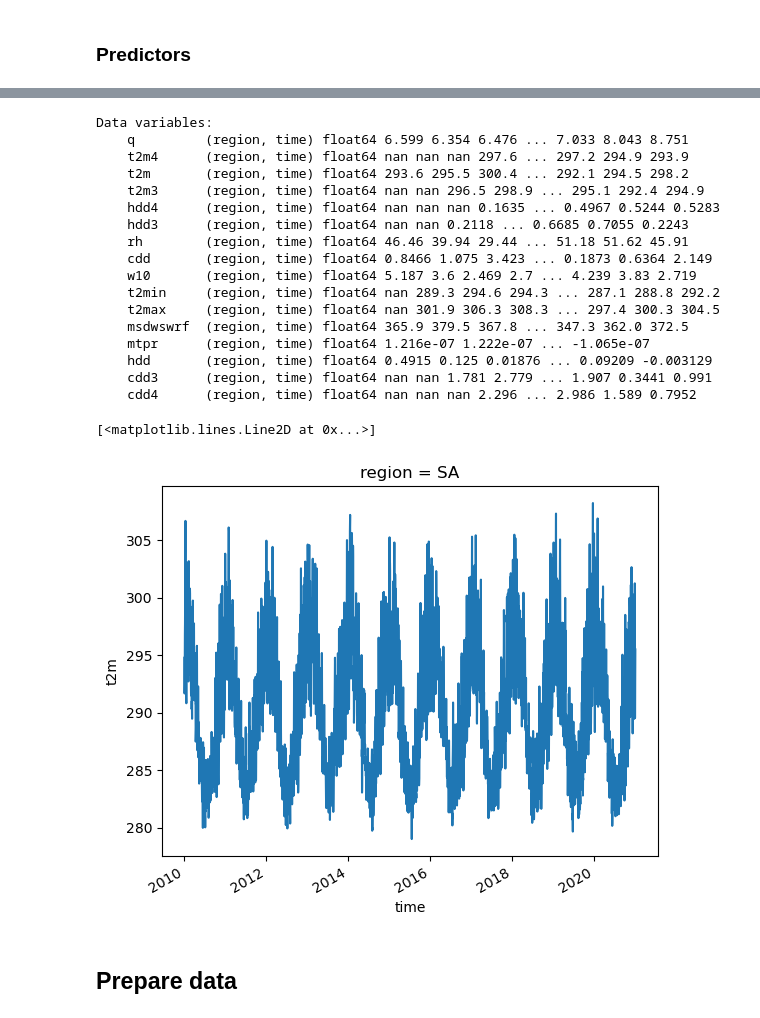
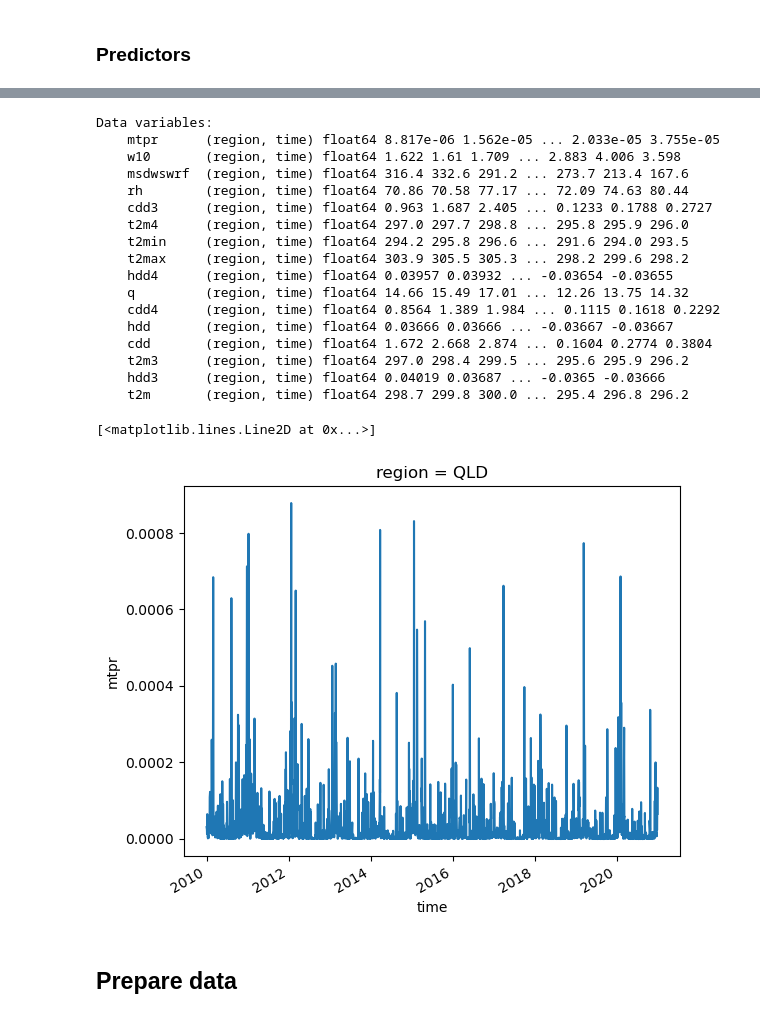
Before and after one commit to dougrichardson/demand_model, a Jupyter notebook: 14_ML_Aus.ipynb, the cells around one changed output, grey strips where cells are left out. Drawn from its saved outputs; the diff is of its cells as text; code cells hidden in the pictures.

```diff
--- a/14_ML_Aus.ipynb
+++ b/14_ML_Aus.ipynb
@@ -38,7 +38,7 @@ import functions as fn
 # %%
 path = "/g/data/w42/dr6273/work/projects/Aus_energy/"
 # %%
-region = "SA"
+region = "QLD"
 # %% [markdown]
 ### Demand
 # %%
@@ -62,2 +75,8 @@ region = "SA"
 # %%
 # dem_da = fn.detrend_dim(dem_da, "time") + dem_da.mean("time")
+# %%
+def rm_weekend(da):
+    """
+    Set weekend days to NaN
+    """
+    return da.where(da.time.dt.dayofweek < 5, drop=False)
@@ -75,4 +99,5 @@ dem_da.plot()
 # %% [markdown]
 ### Predictors
 # %%
-files = fn.get_predictor_files("NEM", "pop_discrete_100_mask")
+files = fn.get_predictor_files("NEM", "pop_dens_mask")
+files
@@ -80,31 +122,34 @@ files = fn.get_predictor_files("NEM", "pop_discrete_100_mask")
 pred_ds = xr.open_mfdataset(files, combine="nested", compat="override")
 # %%
 pred_ds = pred_ds.sel(region=region).expand_dims({"region": [region]}).compute()
+# %%
+pred_ds = rm_weekend(pred_ds)
+pred_ds = pred_ds.dropna("time")
 # %%
 pred_ds.data_vars
 # %% [output]
 Data variables:
-    q         (region, time) float64 6.599 6.354 6.476 ... 7.033 8.043 8.751
-    t2m4      (region, time) float64 nan nan nan 297.6 ... 297.2 294.9 293.9
-    t2m       (region, time) float64 293.6 295.5 300.4 ... 292.1 294.5 298.2
-    t2m3      (region, time) float64 nan nan 296.5 298.9 ... 295.1 292.4 294.9
-    hdd4      (region, time) float64 nan nan nan 0.1635 ... 0.4967 0.5244 0.5283
-    hdd3      (region, time) float64 nan nan 0.2118 ... 0.6685 0.7055 0.2243
-    rh        (region, time) float64 46.46 39.94 29.44 ... 51.18 51.62 45.91
-    cdd       (region, time) float64 0.8466 1.075 3.423 ... 0.1873 0.6364 2.149
-    w10       (region, time) float64 5.187 3.6 2.469 2.7 ... 4.239 3.83 2.719
-    t2min     (region, time) float64 nan 289.3 294.6 294.3 ... 287.1 288.8 292.2
-    t2max     (region, time) float64 nan 301.9 306.3 308.3 ... 297.4 300.3 304.5
-    msdwswrf  (region, time) float64 365.9 379.5 367.8 ... 347.3 362.0 372.5
-    mtpr      (region, time) float64 1.216e-07 1.222e-07 ... -1.065e-07
-    hdd       (region, time) float64 0.4915 0.125 0.01876 ... 0.09209 -0.003129
-    cdd3      (region, time) float64 nan nan 1.781 2.779 ... 1.907 0.3441 0.991
-    cdd4      (region, time) float64 nan nan nan 2.296 ... 2.986 1.589 0.7952
+    mtpr      (region, time) float64 8.817e-06 1.562e-05 ... 2.033e-05 3.755e-05
+    w10       (region, time) float64 1.622 1.61 1.709 ... 2.883 4.006 3.598
+    msdwswrf  (region, time) float64 316.4 332.6 291.2 ... 273.7 213.4 167.6
+    rh        (region, time) float64 70.86 70.58 77.17 ... 72.09 74.63 80.44
+    cdd3      (region, time) float64 0.963 1.687 2.405 ... 0.1233 0.1788 0.2727
+    t2m4      (region, time) float64 297.0 297.7 298.8 ... 295.8 295.9 296.0
+    t2min     (region, time) float64 294.2 295.8 296.6 ... 291.6 294.0 293.5
+    t2max     (region, time) float64 303.9 305.5 305.3 ... 298.2 299.6 298.2
+    hdd4      (region, time) float64 0.03957 0.03932 ... -0.03654 -0.03655
+    q         (region, time) float64 14.66 15.49 17.01 ... 12.26 13.75 14.32
+    cdd4      (region, time) float64 0.8564 1.389 1.984 ... 0.1115 0.1618 0.2292
+    hdd       (region, time) float64 0.03666 0.03666 ... -0.03667 -0.03667
+    cdd       (region, time) float64 1.672 2.668 2.874 ... 0.1604 0.2774 0.3804
+    t2m3      (region, time) float64 297.0 298.4 299.5 ... 295.6 295.9 296.2
+    hdd3      (region, time) float64 0.04019 0.03687 ... -0.0365 -0.03666
+    t2m       (region, time) float64 298.7 299.8 300.0 ... 295.4 296.8 296.2
 # %%
-pred_ds.t2m.sel(time=slice("2010", "2020")).plot()
+pred_ds.mtpr.sel(time=slice("2010", "2020")).plot()
 # %% [output]
 [<matplotlib.lines.Line2D at 0x...>]
-[figure, old version]
+[figure, new version]
 # %% [markdown]
 ## Prepare data
 # %%
```
Also changed, not shown: parts of 39 cells of this notebook, 2 other files.
